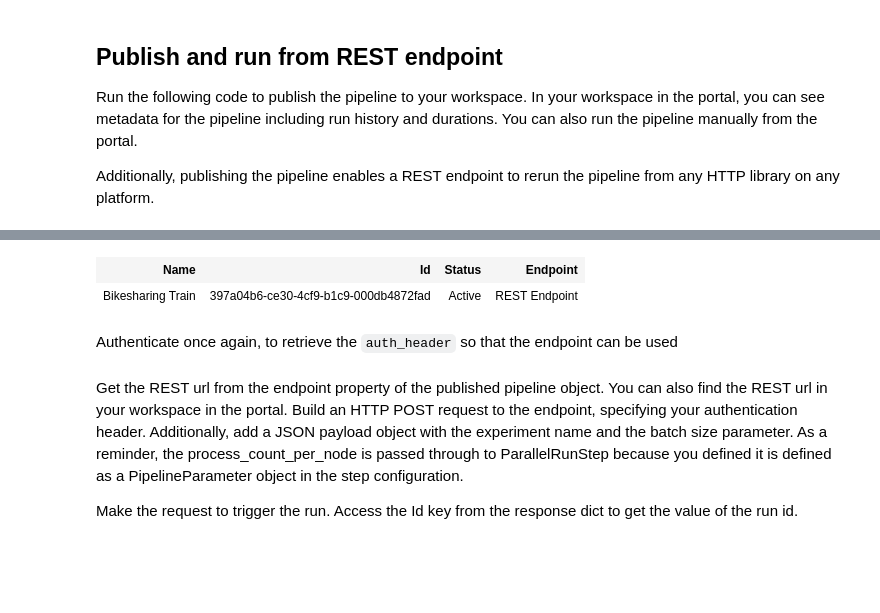
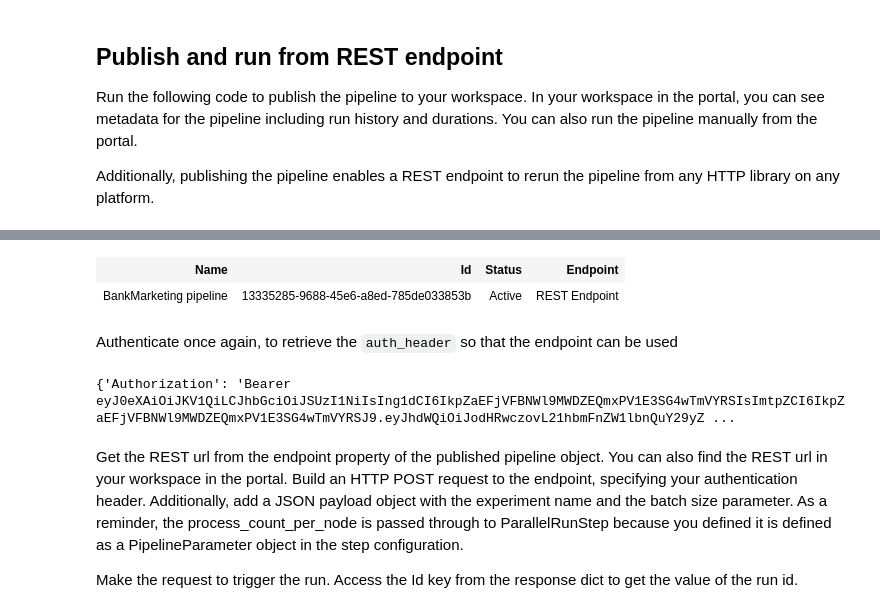
Before and after one commit to Aseer-Ahmad/Azure_MLOps, a Jupyter notebook: Exercise_starter_files/aml-exercise-pipelines-with-automated-machine-learning-step.ipynb, the cells around one changed output, grey strips where cells are left out. Drawn from its saved outputs; the diff is of its cells as text; code cells hidden in the pictures; blank space fills up the shorter version.

```diff
--- a/Exercise_starter_files/aml-exercise-pipelines-with-automated-machine-learning-step.ipynb
+++ b/Exercise_starter_files/aml-exercise-pipelines-with-automated-machine-learning-step.ipynb
@@ -336,7 +337,7 @@ experiment = Experiment(ws, experiment_name)
 # %%
 from azureml.pipeline.core import PipelineRun
 
-run_id = "6277ee6c-48bc-4532-adc2-e95fd790b9c8"
+run_id = "f836b103-bb8b-4af0-8d5a-ff7a513e156d"
 pipeline_run = PipelineRun(experiment, run_id)
 pipeline_run
 # %% [output]
@@ -345,9 +346,9 @@ pipeline_run
 # %%
-published_pipeline = pipeline_run.publish_pipeline(name="Bikesharing Train", description="Training bikesharing pipeline", version="1.0")
+published_pipeline = pipeline_run.publish_pipeline(name="BankMarketing pipeline", description="Training BankMarketing pipeline", version="1.0")
 published_pipeline
 # %% [output]
 | Name | Id | Status | Endpoint |
-| Bikesharing Train | 397a04b6-ce30-4cf9-b1c9-000db4872fad | Active | REST Endpoint |
+| BankMarketing pipeline | 13335285-9688-45e6-a8ed-785de033853b | Active | REST Endpoint |
 # %% [markdown]
 Authenticate once again, to retrieve the `auth_header` so that the endpoint can be used
 # %%
@@ -355,6 +356,9 @@ from azureml.core.authentication import InteractiveLoginAuthentication
 
 interactive_auth = InteractiveLoginAuthentication()
 auth_header = interactive_auth.get_authentication_header()
+auth_header
+# %% [output]
+{'Authorization': 'Bearer eyJ0eXAiOiJKV1QiLCJhbGciOiJSUzI1NiIsIng1dCI6IkpZaEFjVFBNWl9MWDZEQmxPV1E3SG4wTmVYRSIsImtpZCI6IkpZaEFjVFBNWl9MWDZEQmxPV1E3SG4wTmVYRSJ9.eyJhdWQiOiJodHRwczovL21hbmFnZW1lbnQuY29yZ ...
 # %% [markdown]
 Get the REST url from the endpoint property of the published pipeline object. You can also find the REST url in your workspace in the portal. Build an HTTP POST request to the endpoint, specifying your authentication header. Additionally, add a JSON payload object with the experiment name and the batch size parameter. As a reminder, the process_count_per_node is passed through to ParallelRunStep because you defined it is defined as a PipelineParameter object in the step configuration.
 
```
Also changed, not shown: parts of 17 cells of this notebook, 2 other files.
